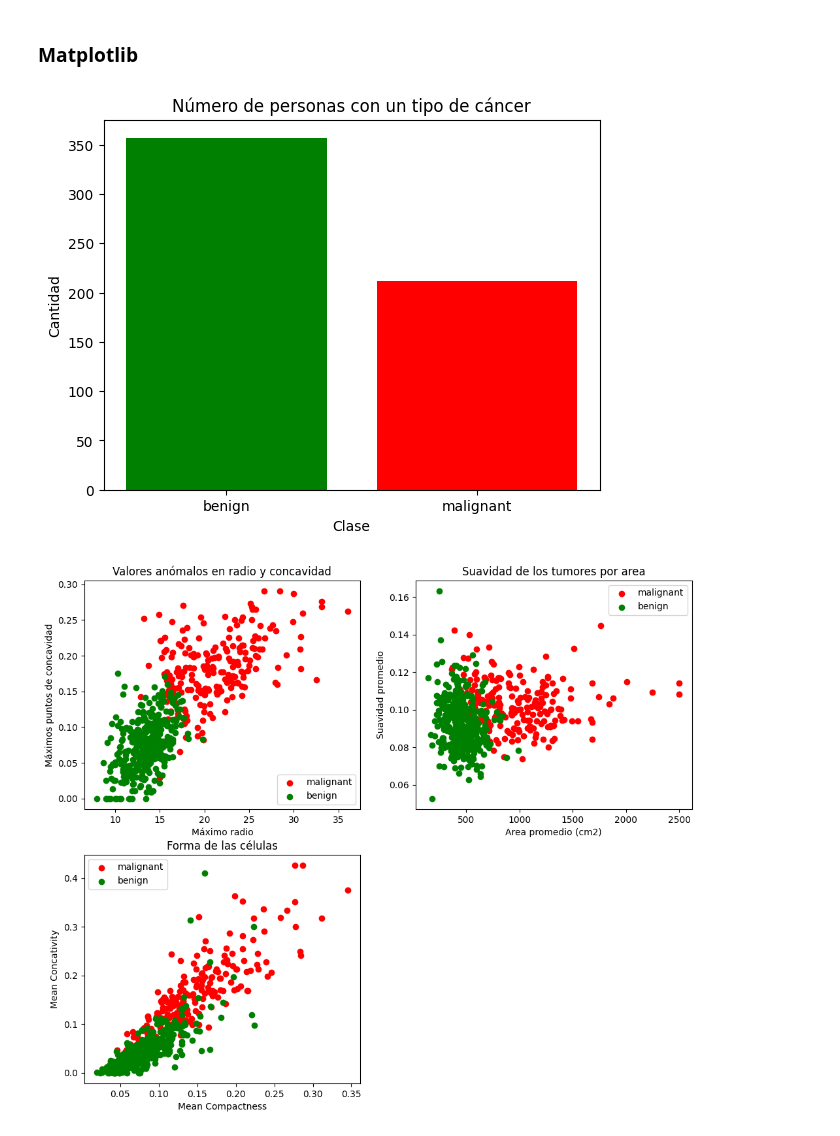
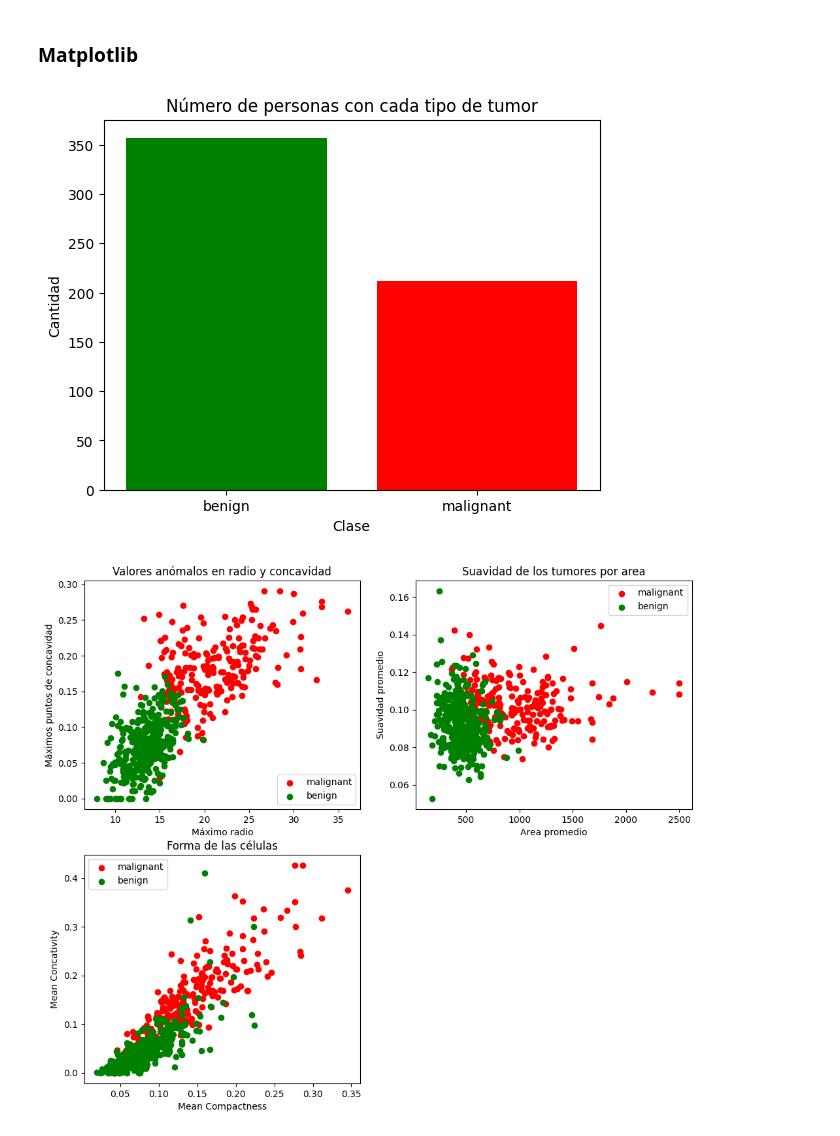
Before and after one commit to carlosgg0/practicas-aprendizaje, a Jupyter notebook: practica1/main.ipynb, the cells around one changed output. Cells and saved outputs as stored; diff of their text form; code cells hidden in the pictures.

```diff
--- a/practica1/main.ipynb
+++ b/practica1/main.ipynb
@@ -72,15 +72,15 @@ Desviación típica 3.520950760711062
 # %%
 # Gráfico de barras de las clases
 counts = df['target'].value_counts()
 labels = [breast_cancer.target_names[i] for i in counts.index]
 
 plt.bar(labels, counts, color=['green', 'red'])
-plt.title('Número de personas con un tipo de cáncer')
+plt.title('Número de personas con cada tipo de tumor')
 plt.ylabel('Cantidad')
 plt.xlabel('Clase')
 plt.show()
 # %% [output]
-[figure, old version]
+[figure, new version]
 # %%
 # Vamos a mostrar diferentes características del dataset en comparación unas con otras, para extraer conclusiones
 colors = ['red', 'green']
@@ -106,7 +106,7 @@ for i in range(2):
                 df[df['target'] == i]['mean smoothness'],
                 label=breast_cancer.target_names[i], color=colors[i])
 
-plt.xlabel('Area promedio (cm2)')
+plt.xlabel('Area promedio')
 plt.ylabel('Suavidad promedio')
 plt.title('Suavidad de los tumores por area')
 plt.legend()
@@ -125,4 +125,4 @@ plt.legend()
 
 plt.show()
 # %% [output]
-[figure, old version]
+[figure, new version]
```
Also changed, not shown: parts of 3 cells of this notebook.
